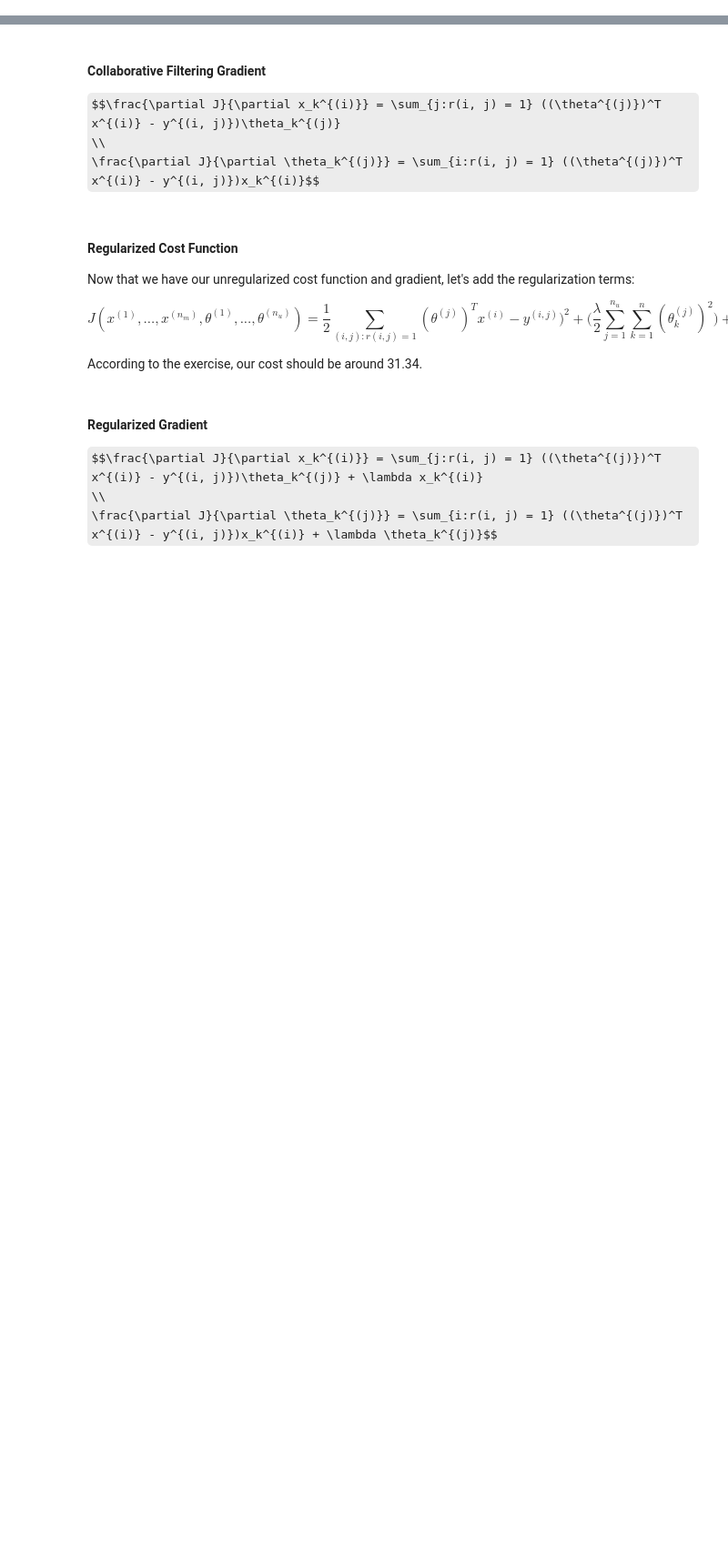
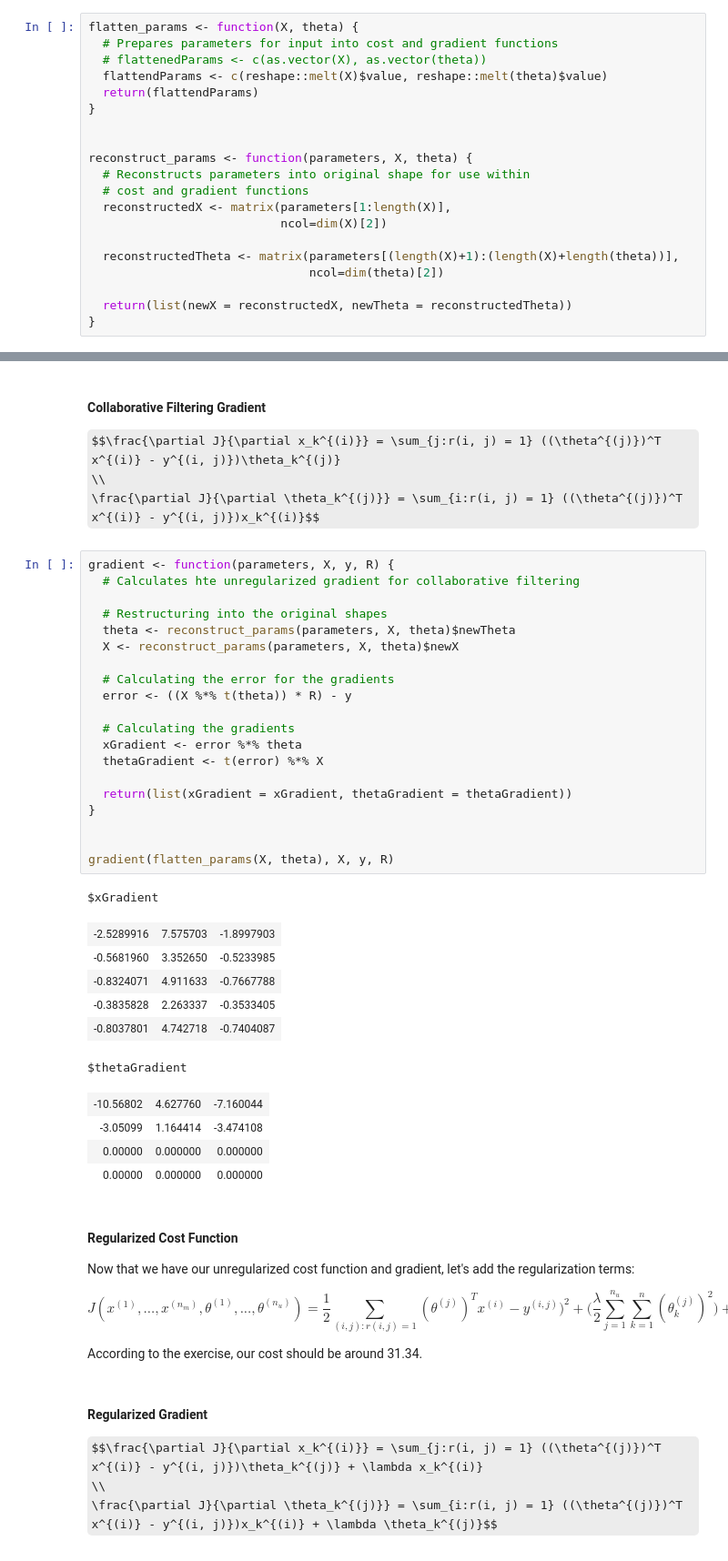
Before and after one commit to JeffMacaluso/Misc, a Jupyter notebook: MachineLearningMOOC/Ex8 R - Anomaly Detection and Recommender Systems.ipynb, the cells around one changed output, grey strips where cells are left out. Shown at 91% size. Cells and saved outputs as stored; diff of their text form; some formulas as TeX source; blank space fills up the shorter version.

Commit message:
Added cost function and gradient

```diff
--- a/MachineLearningMOOC/Ex8 R - Anomaly Detection and Recommender Systems.ipynb
+++ b/MachineLearningMOOC/Ex8 R - Anomaly Detection and Recommender Systems.ipynb
@@ -282,6 +285,26 @@ Before we can learn the parameter vectors that produce the best fit (minimize th
 Additionally, we're running into the same issue as exercise 4 where SciPy's optimize function doesn't accept multidimensional parameters, so we have to provide our parameters as a vector to our functions.  However, this has to be a *single* vector, so we have to provide our multiple parameters as one into our cost and gradient function.
 
 In order to assist with this, we'll create a few helper functions to flatten and reshape our parameters.
+# %%
+flatten_params <- function(X, theta) {
+  # Prepares parameters for input into cost and gradient functions
+  # flattenedParams <- c(as.vector(X), as.vector(theta))
+  flattendParams <- c(reshape::melt(X)$value, reshape::melt(theta)$value)
+  return(flattendParams)
+}
+
+
+reconstruct_params <- function(parameters, X, theta) {
+  # Reconstructs parameters into original shape for use within
+  # cost and gradient functions
+  reconstructedX <- matrix(parameters[1:length(X)],
+                           ncol=dim(X)[2])
+
+  reconstructedTheta <- matrix(parameters[(length(X)+1):(length(X)+length(theta))],
+                               ncol=dim(theta)[2])
+
+  return(list(newX = reconstructedX, newTheta = reconstructedTheta))
+}
 # %% [markdown]
 #### Collaborative Filtering Cost Function
 
@@ -296,6 +351,38 @@ According to the exercise, our cost should be around 22.22.
 $$\frac{\partial J}{\partial x_k^{(i)}} = \sum_{j:r(i, j) = 1} ((\theta^{(j)})^T x^{(i)} - y^{(i, j)})\theta_k^{(j)}
 \\
 \frac{\partial J}{\partial \theta_k^{(j)}} = \sum_{i:r(i, j) = 1} ((\theta^{(j)})^T x^{(i)} - y^{(i, j)})x_k^{(i)}$$
+# %%
+gradient <- function(parameters, X, y, R) {
+  # Calculates hte unregularized gradient for collaborative filtering
+
+  # Restructuring into the original shapes
+  theta <- reconstruct_params(parameters, X, theta)$newTheta
+  X <- reconstruct_params(parameters, X, theta)$newX
+
+  # Calculating the error for the gradients
+  error <- ((X %*% t(theta)) * R) - y
+
+  # Calculating the gradients
+  xGradient <- error %*% theta
+  thetaGradient <- t(error) %*% X
+
+  return(list(xGradient = xGradient, thetaGradient = thetaGradient))
+}
+
+
+gradient(flatten_params(X, theta), X, y, R)
+# %% [output]
+$xGradient
+| -2.5289916 | 7.575703 | -1.8997903 |
+| -0.5681960 | 3.352650 | -0.5233985 |
+| -0.8324071 | 4.911633 | -0.7667788 |
+| -0.3835828 | 2.263337 | -0.3533405 |
+| -0.8037801 | 4.742718 | -0.7404087 |
+$thetaGradient
+| -10.56802 | 4.627760 | -7.160044 |
+| -3.05099 | 1.164414 | -3.474108 |
+| 0.00000 | 0.000000 | 0.000000 |
+| 0.00000 | 0.000000 | 0.000000 |
 # %% [markdown]
 #### Regularized Cost Function
 
```
Also changed, not shown: parts of 2 cells of this notebook.
